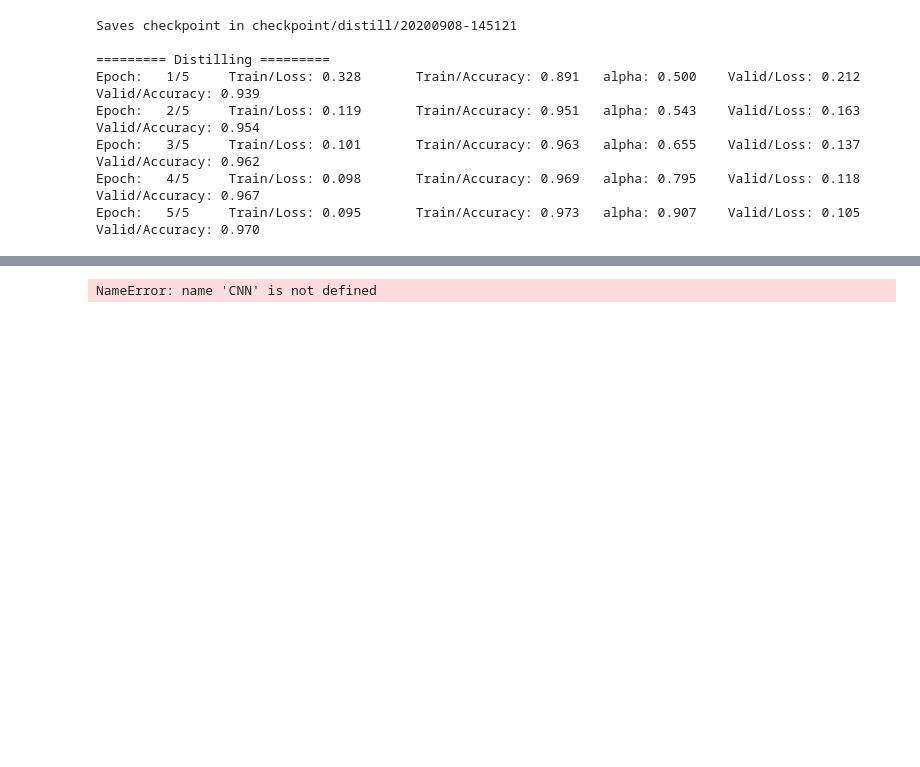
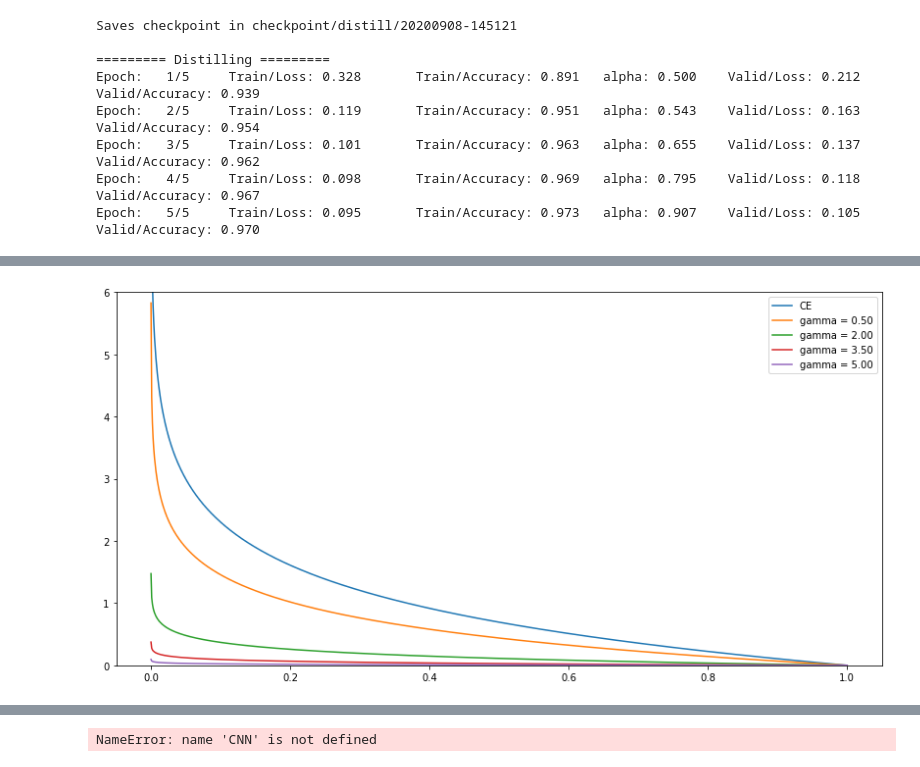
Before and after one commit to Kennethborup/knowledgeDistillation, a Jupyter notebook: Investigations.ipynb, the cells around one changed output, grey strips where cells are left out. Drawn from its saved outputs; the diff is of its cells as text; code cells hidden in the pictures; blank space fills up the shorter version.

```diff
--- a/Investigations.ipynb
+++ b/Investigations.ipynb
@@ -261,0 +301,14 @@ where $p^i_t$ is the probability of the true class, and thus the KLD is reduced
+# %%
+p = np.linspace(0.0001,1,1000)
+ce = -np.log(p)
+
+plt.figure(figsize=(14,7))
+plt.ylim(0,6)
+plt.plot(p, -np.log(p), label='CE')
+
+for gamma in np.linspace(0.5,5,4):
+    t = 0.4
+    plt.plot(p, -t**gamma*np.log(p), label=f'gamma = {gamma:1.2f}')
+plt.legend();
+# %% [output]
+[figure, added]
```
Also changed, not shown: parts of 9 cells of this notebook, 1 other file.
